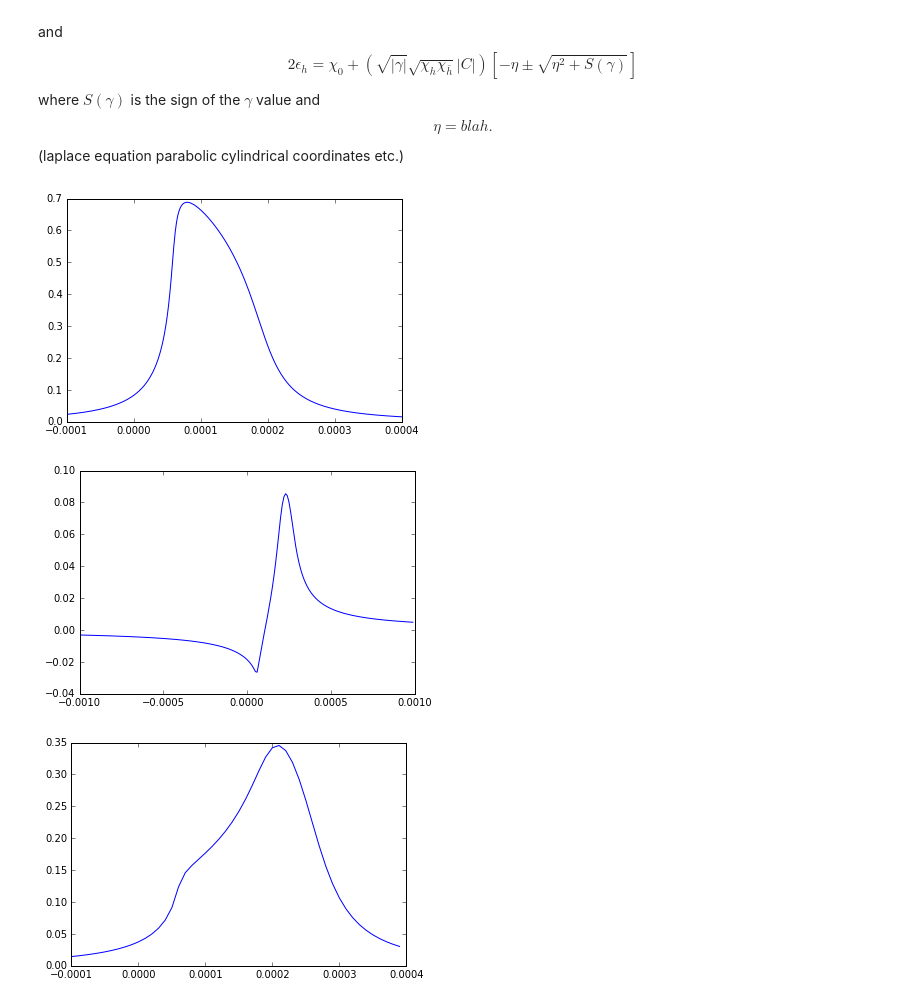
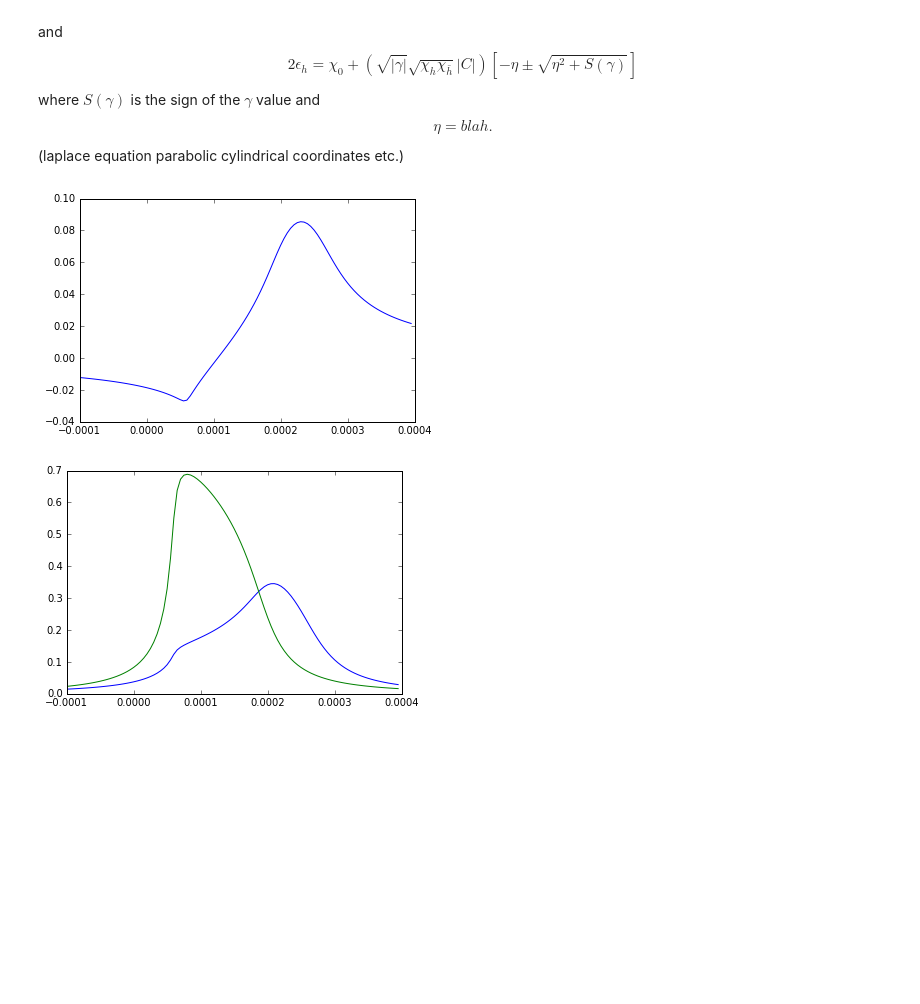
Before and after one commit to JohanEckdahl/rocking-curve, a Jupyter notebook: ConstantStrain.ipynb, the cells around one changed output. Cells and saved outputs as stored; diff of their text form; code cells hidden in the pictures; blank space fills up the shorter version.

Commit message:
much better

```diff
--- a/ConstantStrain.ipynb
+++ b/ConstantStrain.ipynb
@@ -171,73 +171,60 @@ where $S(\gamma)$ is the sign of the $\gamma$ value and
 $$\eta = blah.$$
 (laplace equation parabolic cylindrical coordinates etc.)
 # %%
-nu = 1j*(sigma_h*sigma_hbar)/(4*B)
+# Functions for strained crystal equation
 
 def epsilon_h(D_theta):
     return (chi_0 + sqrt(abs(gamma))*sqrt(chi_h*chi_hbar)\
         *abs(C_pol)*(-1*eta(D_theta) - sign(eta(D_theta).real)\
         *sqrt(eta(D_theta)**2 + sign(gamma.real))))/2
-def alpha(D_theta):
-        return 2*epsilon_h(D_theta)
-def q_0(D_theta):
-        return k/2*(chi_0/gamma_0 + (chi_0 - alpha(D_theta))/abs(gamma_h))
+def alpha(D_theta): return 2*epsilon_h(D_theta)
+def q_0(D_theta): return k/2*(chi_0/gamma_0 + (chi_0 - alpha(D_theta))/abs(gamma_h))
 
-a_num = -1-nu
-a_den = -nu
-def z(D_theta):
-        return -1j*sqrt(1j/4/B)*q_0(D_theta)
+def z(D_theta): return -1j*sqrt(1j/4/B)*q_0(D_theta)
 
-def D(a,z):
-    return mp.pcfd(a,z)
+def D(a,z): return mp.pcfd(a,z)
 
 def chill_bro(D_theta):
+    nu = 1j*(sigma_h*sigma_hbar)/(4*B)
+    a_num = -1-nu
+    a_den = -nu
     return D(a_num, z(D_theta))/D(a_den, z(D_theta))
 
-def R_2(D_theta):
-    return cool_dude * abs(chill_bro(D_theta))**2
+def R_2(D_theta): return cool_dude * abs(chill_bro(D_theta))**2
 
 
-
+# Decimal Place Sensitivity, doesn't help much over 20 at the moment
 mp.dps=20
 
 
-t = np.arange(-.0001,0.0004,1e-5)
-#y = [R_2(x) for x in x]
-#plt.plot(x,y)
-#plt.show
-
+# Something to help with testing
 a =[]
-c=[]
+y=[]
+t = np.arange(-1e-4,4e-4,5e-6)
 for t in t:
     if True:# x < -1e-5 or x > .0004:
         try:
 
-            c.append(R_2(t))
+            y.append(R_2(t))
             a.append(t)
             #print("good"  + str(x))
         except:
             print("not sensitive enough at " + str(x))
             break
     else:
-        c.append(0)
+        y.append(0)
         a.append(t)
-#print(a)
 
-#points = [R_2(x).real for x in x]
-#print(points)
-#print(points)
-x = np.arange(-.0001, .0004, 2e-6)
-points = [R(x).real for x in x]
-plt.plot(x, points)
+
+#Plot D over D ratio
+d = [chill_bro(a).real for a in a]
+plt.plot(a,d)
 plt.show()
 
-e = np.arange(-.001,.001,0.00001)
-d = [chill_bro(e).real for e in e]
-plt.plot(e,d)
+#Plot Perfect vs Strained Crystal
+points = [R(a).real for a in a]
+plt.plot(a, y, a, points)
 plt.show()
-plt.plot(a, c)
-plt.show()
 # %% [output]
-[figure, old version]
+[figure, new version]
-[figure, old version]
+[figure, new version]
-[figure, removed]
```
Also changed, not shown: parts of 3 cells of this notebook.
